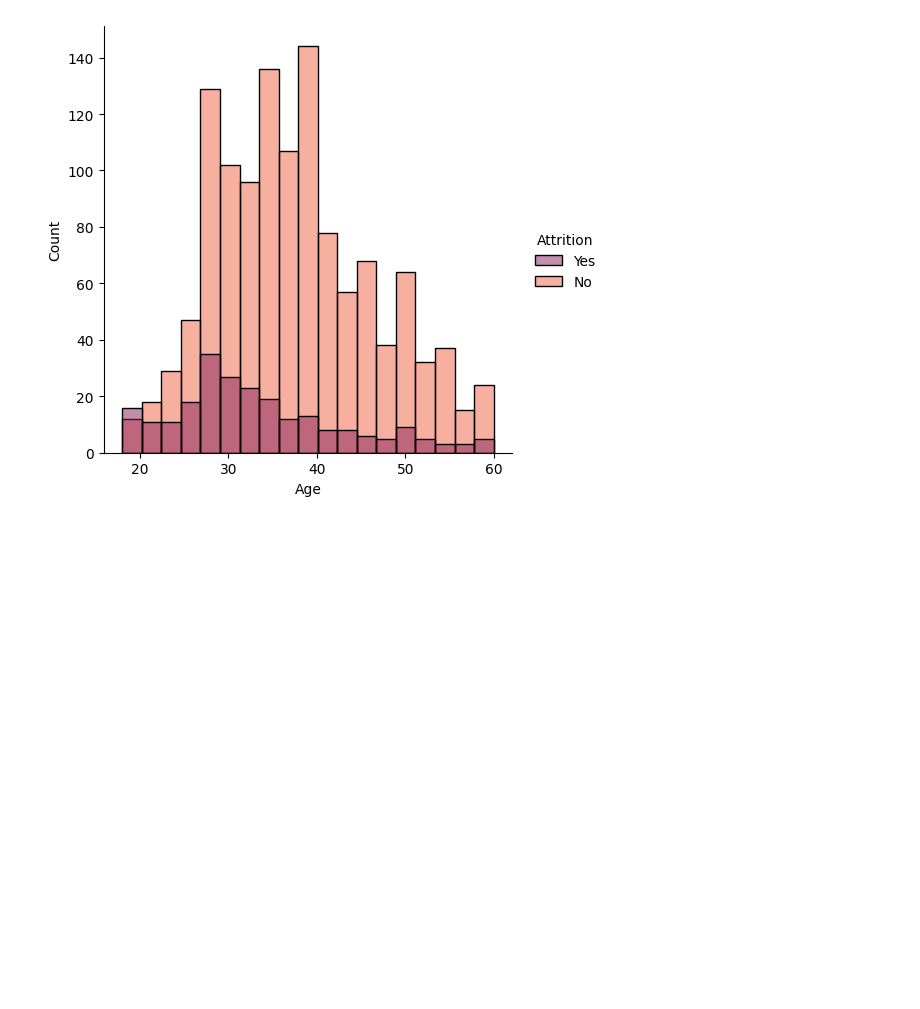
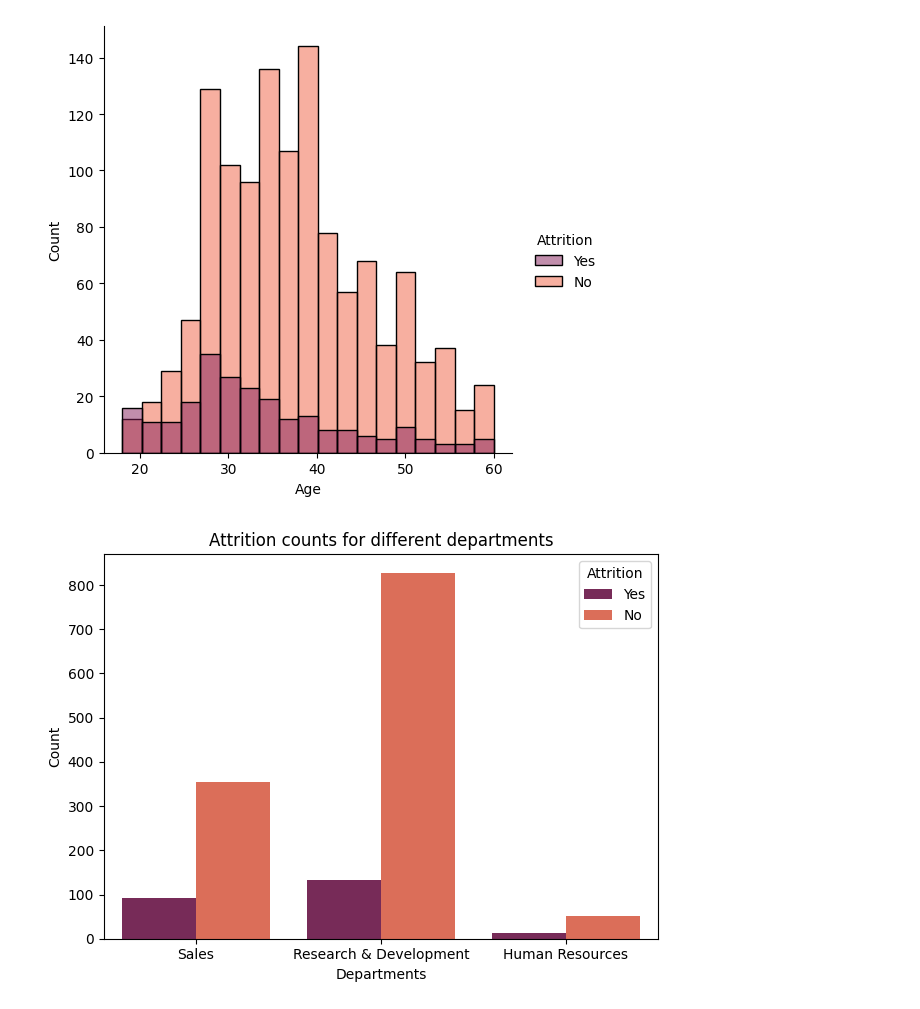
Before and after one commit to selvet-elo/IBM-Employee-Attrition-Dataset, a Jupyter notebook: IBM_HR_data_visualization.ipynb, the cells around one changed output. Drawn from its saved outputs; the diff is of its cells as text; code cells hidden in the pictures; blank space fills up the shorter version.

Commit message:
Data Visualization updates

```diff
--- a/IBM_HR_data_visualization.ipynb
+++ b/IBM_HR_data_visualization.ipynb
@@ -38,3 +38,12 @@ sns.displot(x='Age', hue='Attrition', data=df, palette='rocket')
 # %% [output]
 <seaborn.axisgrid.FacetGrid at 0x...>
 [figure]
+# %%
+sns.countplot(data=df,x='Department', hue='Attrition', palette='rocket')
+plt.xlabel('Departments')
+plt.ylabel('Count')
+plt.title('Attrition counts for different departments')
+plt.tight_layout()
+plt.show()
+# %% [output]
+[figure, added]
```
Also changed, not shown: parts of 1 cell of this notebook.
